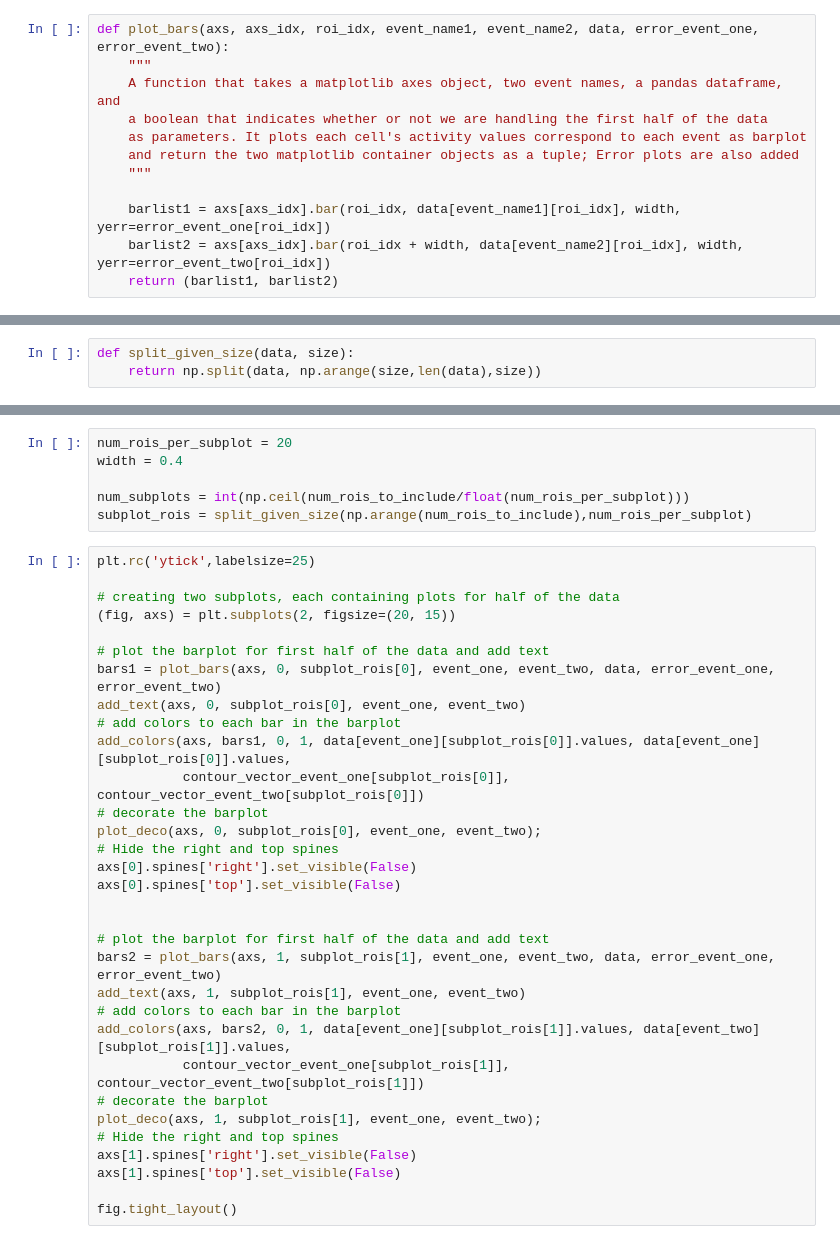
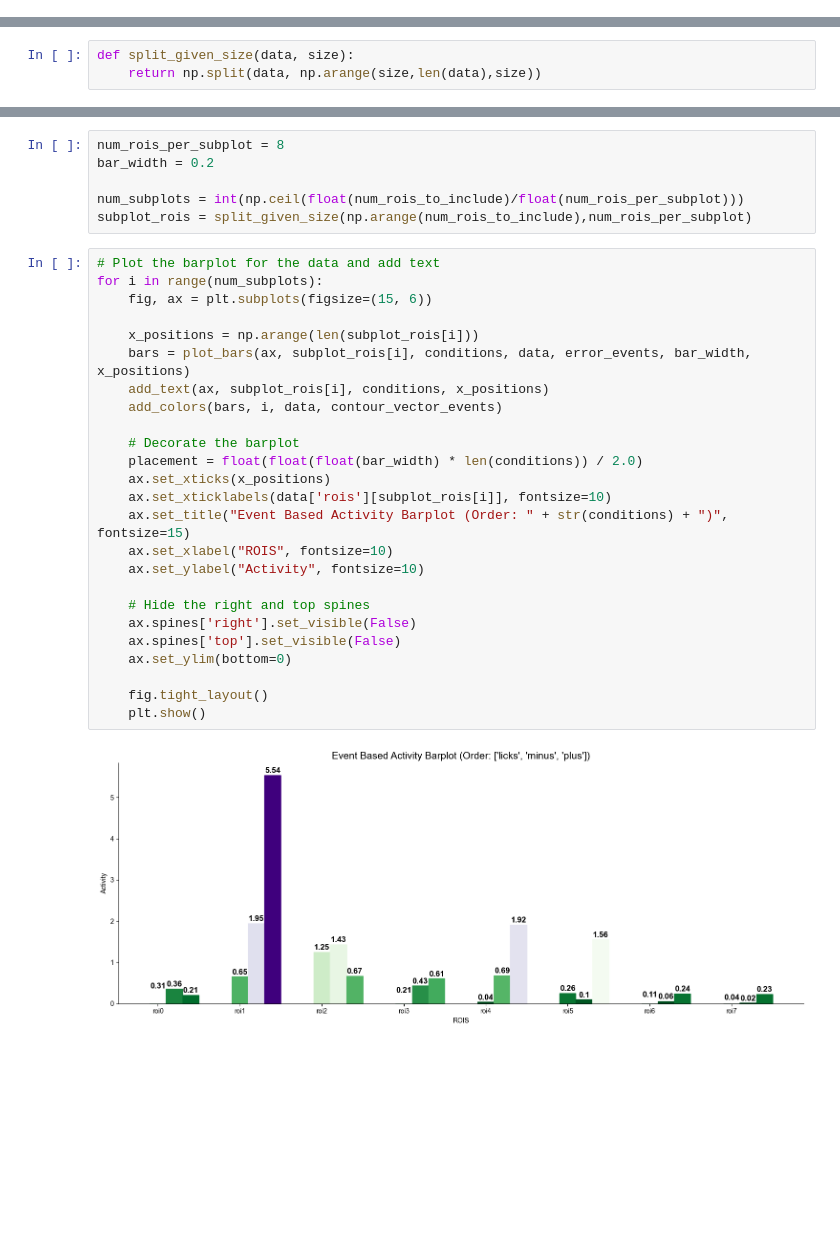
Before and after one commit to zhounapeuw/NAPE_imaging_postprocess, a Jupyter notebook: napeca_post/plot_activity_contours.ipynb, the cells around one changed output, grey strips where cells are left out. Cells and saved outputs as stored; diff of their text form; blank space fills up the shorter version.

```diff
--- a/napeca_post/plot_activity_contours.ipynb
+++ b/napeca_post/plot_activity_contours.ipynb
@@ -385,12 +403,0 @@ def add_text(axs, axs_idx, roi_idx, event_name1, event_name2):
-# %%
-def plot_bars(axs, axs_idx, roi_idx, event_name1, event_name2, data, error_event_one, error_event_two):
-    """
-    A function that takes a matplotlib axes object, two event names, a pandas dataframe, and
-    a boolean that indicates whether or not we are handling the first half of the data
-    as parameters. It plots each cell's activity values correspond to each event as barplot
-    and return the two matplotlib container objects as a tuple; Error plots are also added
-    """
-
-    barlist1 = axs[axs_idx].bar(roi_idx, data[event_name1][roi_idx], width, yerr=error_event_one[roi_idx])
-    barlist2 = axs[axs_idx].bar(roi_idx + width, data[event_name2][roi_idx], width, yerr=error_event_two[roi_idx])
-    return (barlist1, barlist2)
@@ -464,40 +426,35 @@ normalize_vector(contour_vector_event_two)
 # turn the dictionary into a pandas dataframe
 data = pd.DataFrame(data=data)
 # %%
-num_rois_per_subplot = 20
-width = 0.4
+num_rois_per_subplot = 8
+bar_width = 0.2
 
-num_subplots = int(np.ceil(num_rois_to_include/float(num_rois_per_subplot)))
+num_subplots = int(np.ceil(float(num_rois_to_include)/float(num_rois_per_subplot)))
 subplot_rois = split_given_size(np.arange(num_rois_to_include),num_rois_per_subplot)
-# %%
-plt.rc('ytick',labelsize=25)
-
-# creating two subplots, each containing plots for half of the data
-(fig, axs) = plt.subplots(2, figsize=(20, 15))
-
-# plot the barplot for first half of the data and add text
-bars1 = plot_bars(axs, 0, subplot_rois[0], event_one, event_two, data, error_event_one, error_event_two)
-add_text(axs, 0, subplot_rois[0], event_one, event_two)
-# add colors to each bar in the barplot
-add_colors(axs, bars1, 0, 1, data[event_one][subplot_rois[0]].values, data[event_one][subplot_rois[0]].values,
-           contour_vector_event_one[subplot_rois[0]], contour_vector_event_two[subplot_rois[0]])
-# decorate the barplot
-plot_deco(axs, 0, subplot_rois[0], event_one, event_two);
-# Hide the right and top spines
-axs[0].spines['right'].set_visible(False)
-axs[0].spines['top'].set_visible(False)
-
-
-# plot the barplot for first half of the data and add text
-bars2 = plot_bars(axs, 1, subplot_rois[1], event_one, event_two, data, error_event_one, error_event_two)
-add_text(axs, 1, subplot_rois[1], event_one, event_two)
-# add colors to each bar in the barplot
-add_colors(axs, bars2, 0, 1, data[event_one][subplot_rois[1]].values, data[event_two][subplot_rois[1]].values,
-           contour_vector_event_one[subplot_rois[1]], contour_vector_event_two[subplot_rois[1]])
-# decorate the barplot
-plot_deco(axs, 1, subplot_rois[1], event_one, event_two);
-# Hide the right and top spines
-axs[1].spines['right'].set_visible(False)
-axs[1].spines['top'].set_visible(False)
-
-fig.tight_layout()
+# %%
+# Plot the barplot for the data and add text
+for i in range(num_subplots):
+    fig, ax = plt.subplots(figsize=(15, 6))
+
+    x_positions = np.arange(len(subplot_rois[i]))
+    bars = plot_bars(ax, subplot_rois[i], conditions, data, error_events, bar_width, x_positions)
+    add_text(ax, subplot_rois[i], conditions, x_positions)
+    add_colors(bars, i, data, contour_vector_events)
+
+    # Decorate the barplot
+    placement = float(float(float(bar_width) * len(conditions)) / 2.0)
+    ax.set_xticks(x_positions)
+    ax.set_xticklabels(data['rois'][subplot_rois[i]], fontsize=10)
+    ax.set_title("Event Based Activity Barplot (Order: " + str(conditions) + ")", fontsize=15)
+    ax.set_xlabel("ROIS", fontsize=10)
+    ax.set_ylabel("Activity", fontsize=10)
+
+    # Hide the right and top spines
+    ax.spines['right'].set_visible(False)
+    ax.spines['top'].set_visible(False)
+    ax.set_ylim(bottom=0)
+
+    fig.tight_layout()
+    plt.show()
+# %% [output]
+[figure, added]
```
Also changed, not shown: parts of 38 cells of this notebook, 7 other files.
